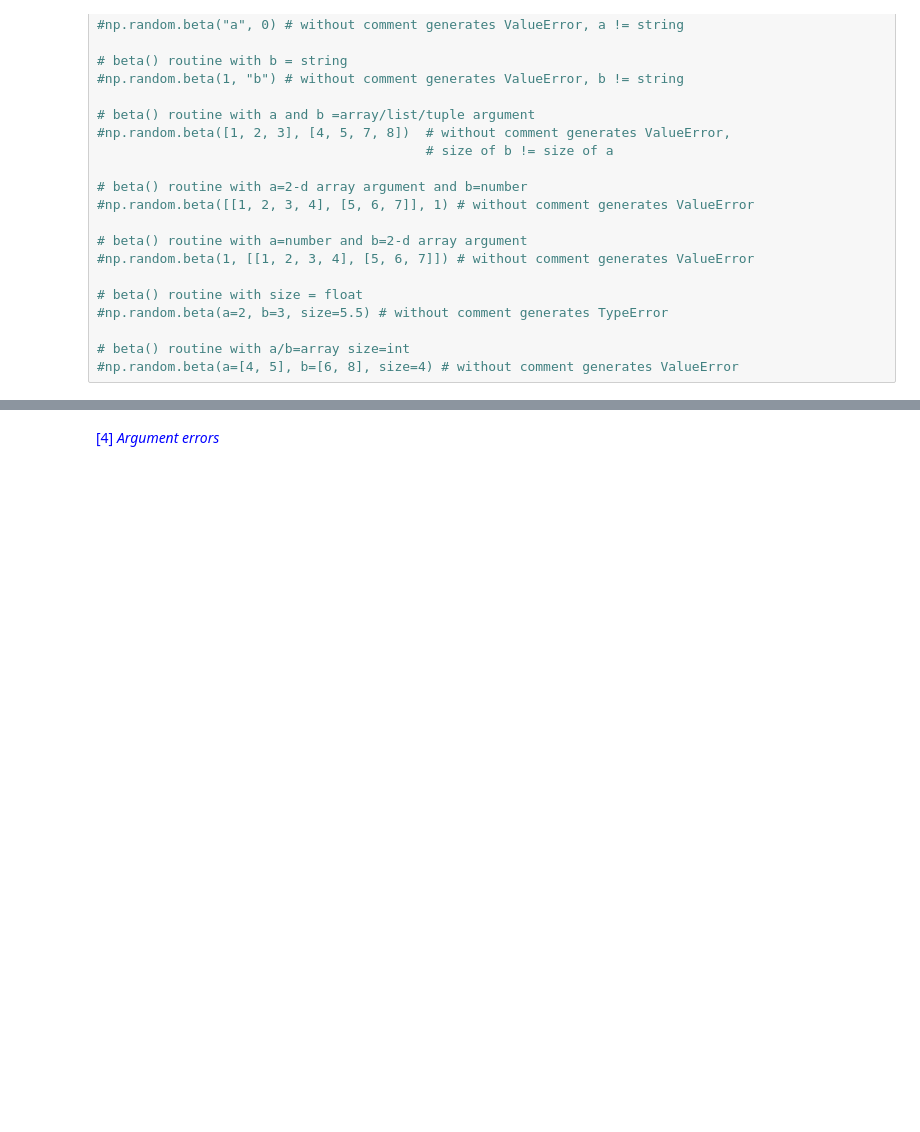
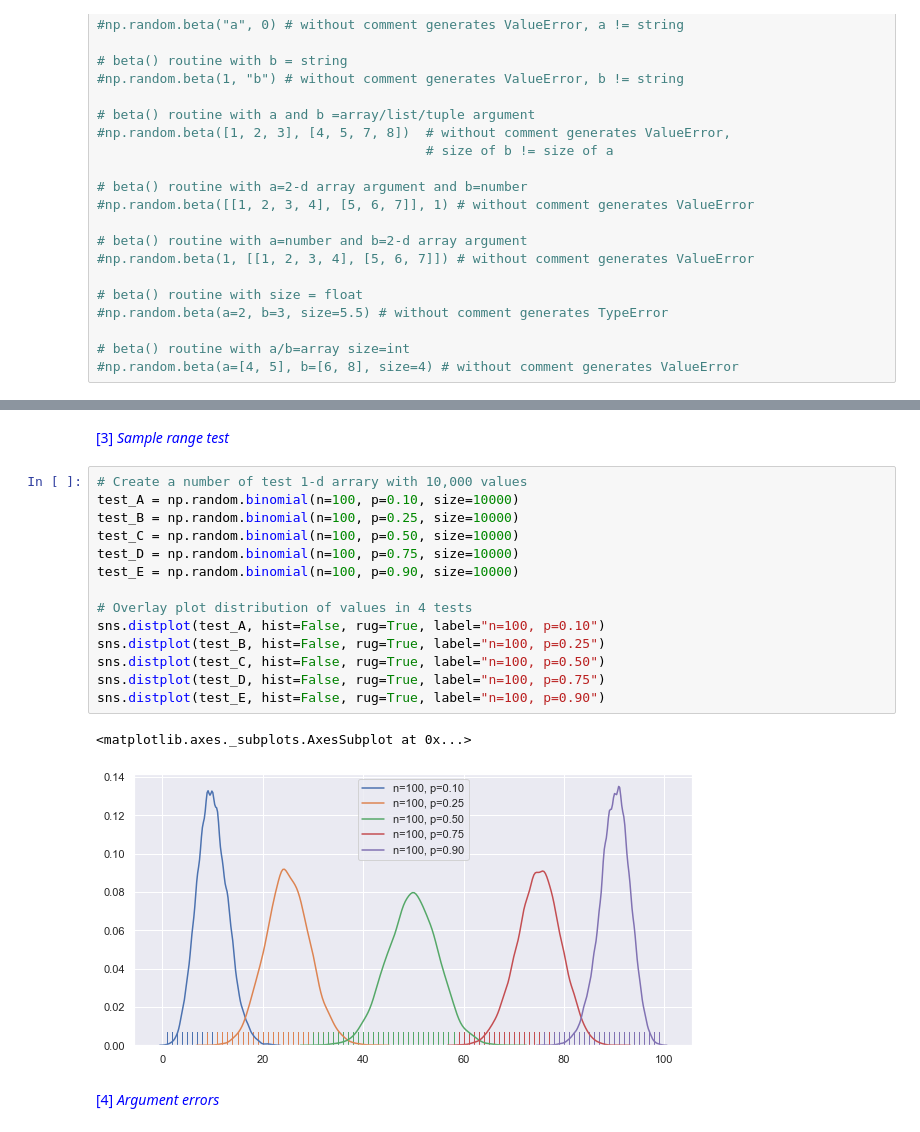
Before and after one commit to markcot/ProgrammingFDA-Assignment, a Jupyter notebook: numpy-random-review.ipynb, the cells around one changed output, grey strips where cells are left out. Cells and saved outputs as stored; diff of their text form; blank space fills up the shorter version.

Commit message:
binomial() section updated

```diff
--- a/numpy-random-review.ipynb
+++ b/numpy-random-review.ipynb
@@ -1044,3 +1124,22 @@ np.random.binomial(50, 0.5)
+# %% [markdown]
+<font color='blue'>[3] _Sample range test_ </font>
+# %%
+# Create a number of test 1-d arrary with 10,000 values
+test_A = np.random.binomial(n=100, p=0.10, size=10000)
+test_B = np.random.binomial(n=100, p=0.25, size=10000)
+test_C = np.random.binomial(n=100, p=0.50, size=10000)
+test_D = np.random.binomial(n=100, p=0.75, size=10000)
+test_E = np.random.binomial(n=100, p=0.90, size=10000)
+
+# Overlay plot distribution of values in 4 tests
+sns.distplot(test_A, hist=False, rug=True, label="n=100, p=0.10")
+sns.distplot(test_B, hist=False, rug=True, label="n=100, p=0.25")
+sns.distplot(test_C, hist=False, rug=True, label="n=100, p=0.50")
+sns.distplot(test_D, hist=False, rug=True, label="n=100, p=0.75")
+sns.distplot(test_E, hist=False, rug=True, label="n=100, p=0.90")
+# %% [output]
+<matplotlib.axes._subplots.AxesSubplot at 0x...>
+[figure, added]
 # %% [markdown]
 <font color='blue'>[4] _Argument errors_ </font>
 # %%
```
Also changed, not shown: parts of 6 cells of this notebook.
